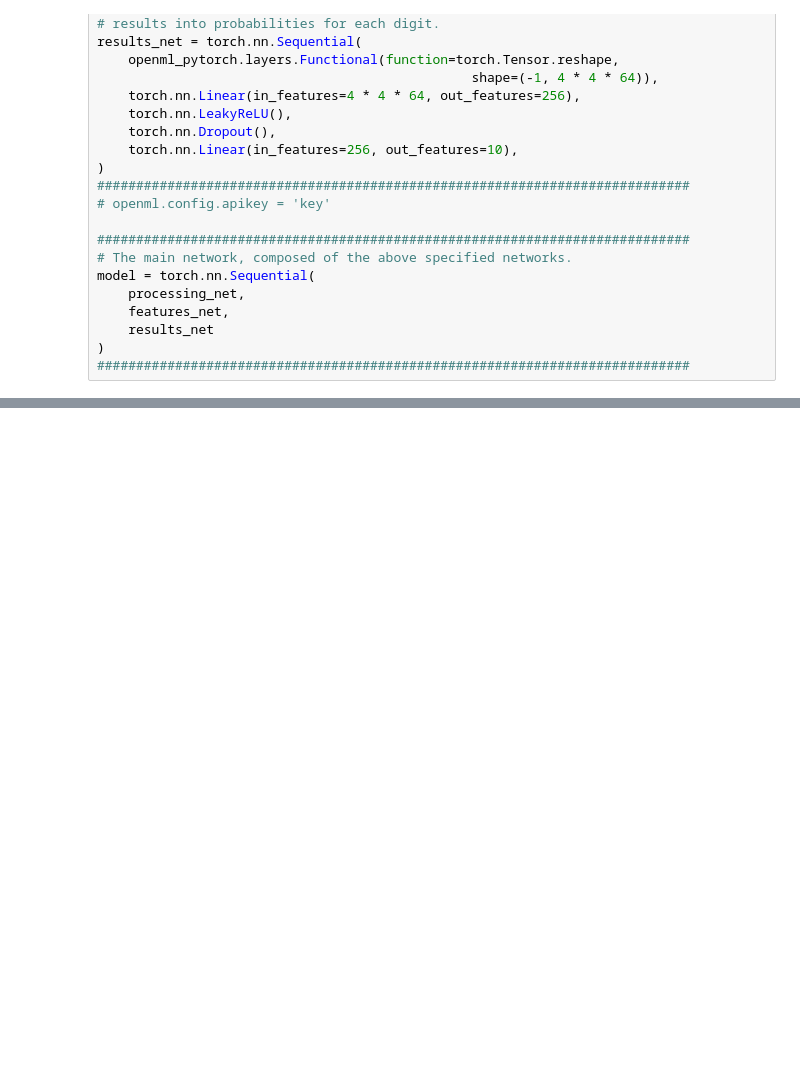
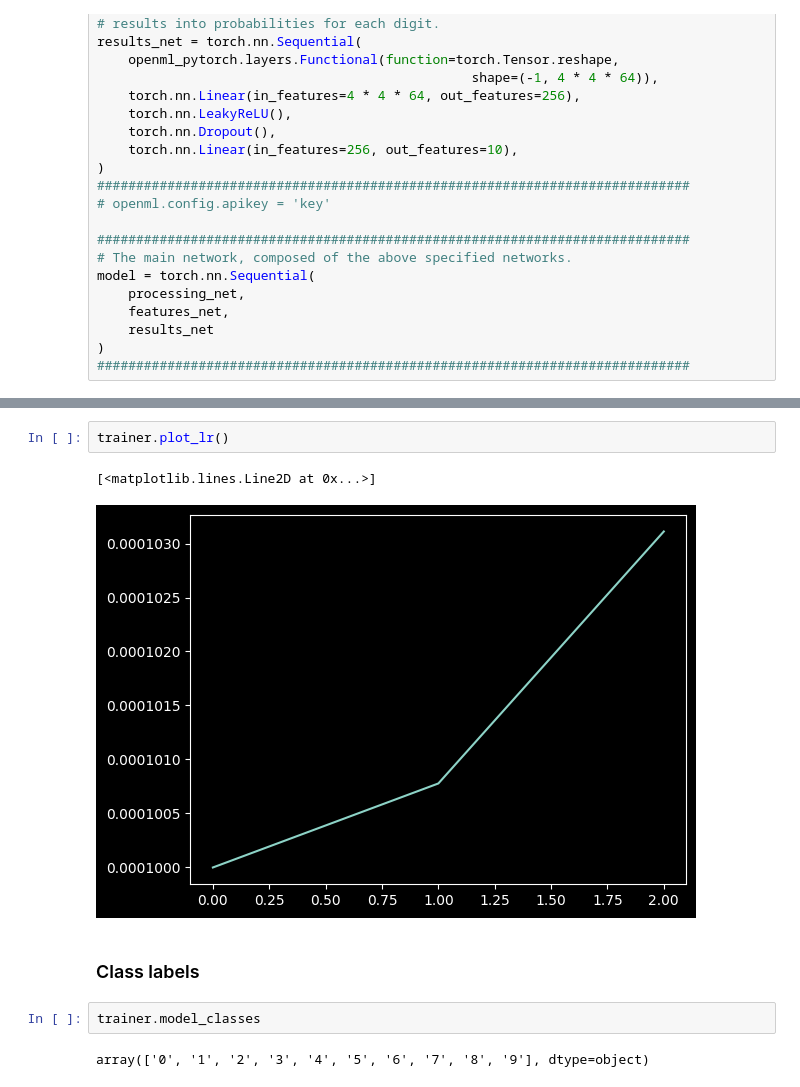
Before and after one commit to openml/openml-pytorch, a Jupyter notebook: test_new_dataloader.ipynb, the cells around one changed output, grey strips where cells are left out. Drawn from its saved outputs; the diff is of its cells as text; blank space fills up the shorter version.

```diff
--- a/test_new_dataloader.ipynb
+++ b/test_new_dataloader.ipynb
@@ -754,0 +482,11 @@ trainer.runner.cbs[1].plot_lr()
+# %%
+trainer.plot_lr()
+# %% [output]
+[<matplotlib.lines.Line2D at 0x...>]
+[figure, added]
+# %% [markdown]
+### Class labels
+# %%
+trainer.model_classes
+# %% [output]
+array(['0', '1', '2', '3', '4', '5', '6', '7', '8', '9'], dtype=object)
```
Also changed, not shown: parts of 144 cells of this notebook, 5 other files.
